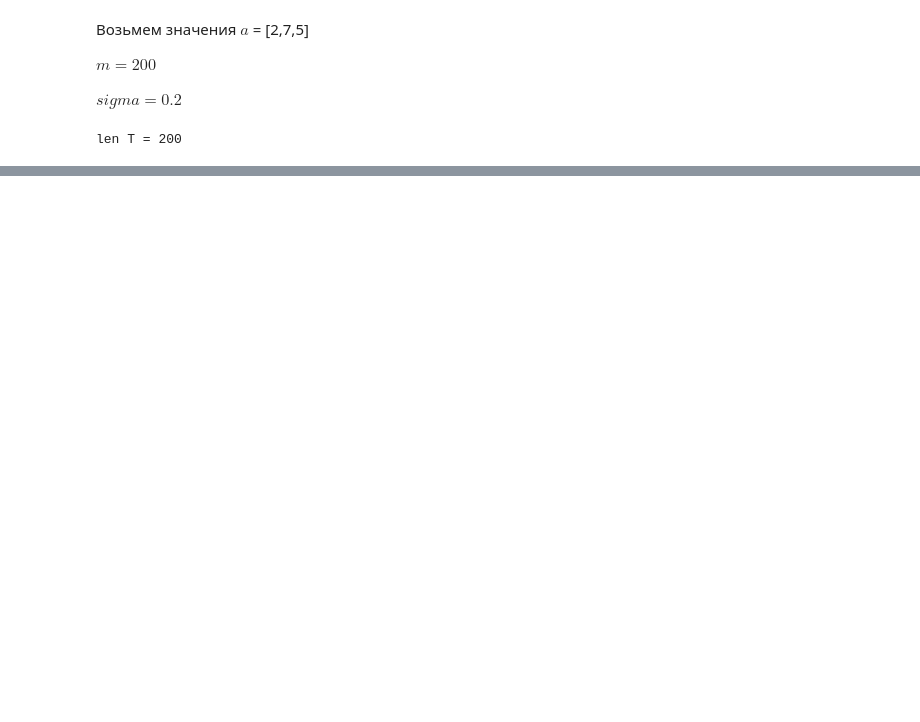
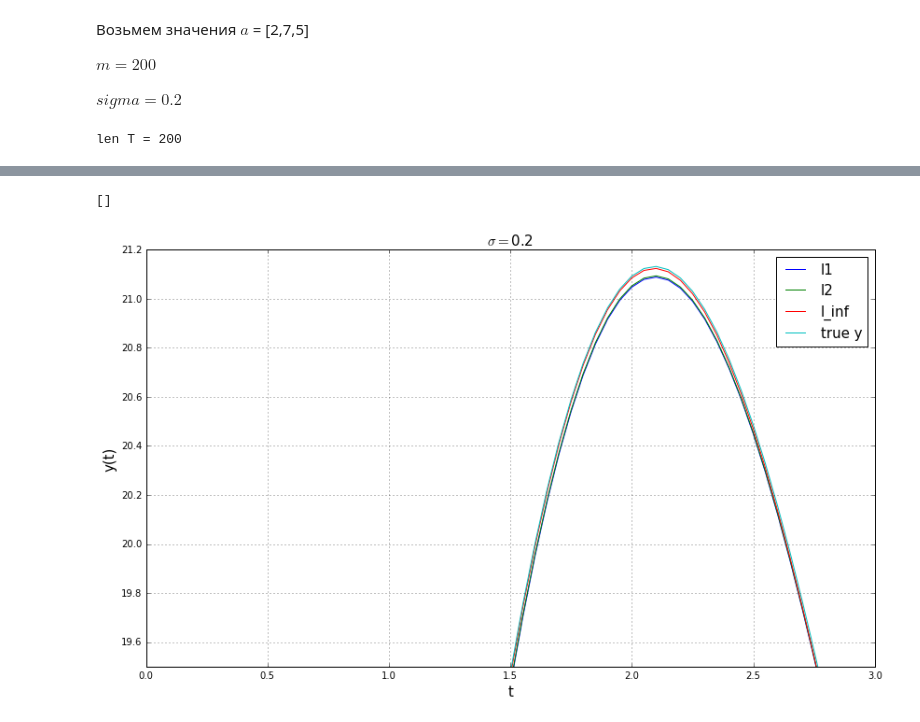
Before and after one commit to ale3otik/workout_mipt_autumn_2016, a Jupyter notebook: 3_Zotov_Aleksey.ipynb, the cells around one changed output, grey strips where cells are left out. Saved outputs shown, nothing was run; the diff lists cells and outputs as text; code cells hidden in the pictures; blank space fills up the shorter version.

```diff
--- a/3_Zotov_Aleksey.ipynb
+++ b/3_Zotov_Aleksey.ipynb
@@ -51,0 +119,17 @@ array([ 2.01021138,  6.99990707,  5.01942732])
+# %%
+plt.figure(figsize=(14,8))
+plt.grid(True)
+plt.title(r'$\sigma = $' + str(sigma),fontsize=15)
+plt.plot(T,y_l1,label='l1')
+plt.plot(T,y_l2,label='l2')
+plt.plot(T,y_l_inf,label='l_inf')
+plt.plot(T,y_true,label='true y')
+plt.xlabel('t',fontsize=15)
+plt.ylabel('y(t)',fontsize=15)
+plt.legend(loc='best',fontsize=15)
+plt.xlim([0,3])
+plt.ylim([19.5,21.2])
+plt.plot()
+# %% [output]
+[]
+[figure, added]
```
Also changed, not shown: parts of 33 cells of this notebook.
